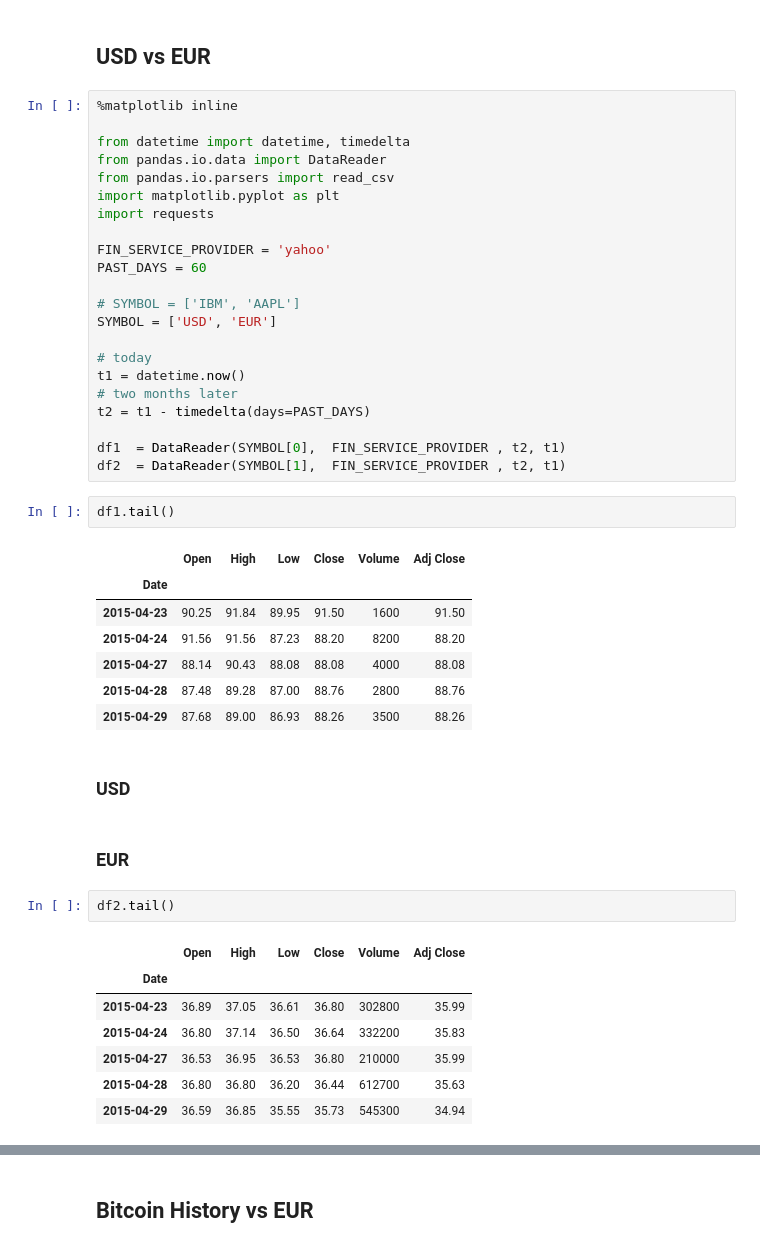
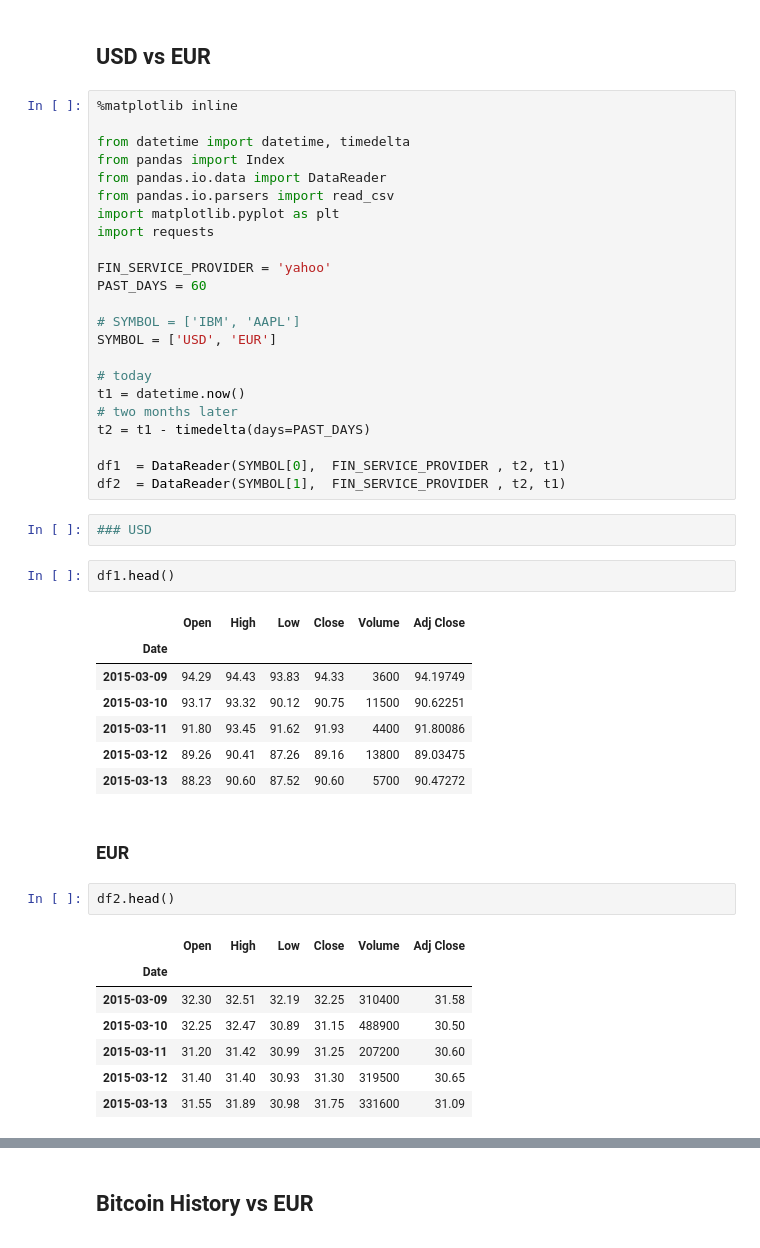
Before and after one commit to uolter/BitCoin, a Jupyter notebook: bitcoin_history_data.ipynb, the cells around one changed output, grey strips where cells are left out. Saved outputs shown, nothing was run; the diff lists cells and outputs as text.

```diff
--- a/bitcoin_history_data.ipynb
+++ b/bitcoin_history_data.ipynb
@@ -5,6 +5,7 @@
 %matplotlib inline
 
 from datetime import datetime, timedelta
+from pandas import Index
 from pandas.io.data import DataReader
 from pandas.io.parsers import read_csv
 import matplotlib.pyplot as plt
@@ -23,30 +24,30 @@ t2 = t1 - timedelta(days=PAST_DAYS)
 
 df1  = DataReader(SYMBOL[0],  FIN_SERVICE_PROVIDER , t2, t1)
 df2  = DataReader(SYMBOL[1],  FIN_SERVICE_PROVIDER , t2, t1)
+# %%
+### USD
 # %%
-df1.tail()
+df1.head()
 # %% [output]
 |  | Open | High | Low | Close | Volume | Adj Close |
 | Date |  |  |  |  |  |  |
-| 2015-04-23 | 90.25 | 91.84 | 89.95 | 91.50 | 1600 | 91.50 |
-| 2015-04-24 | 91.56 | 91.56 | 87.23 | 88.20 | 8200 | 88.20 |
-| 2015-04-27 | 88.14 | 90.43 | 88.08 | 88.08 | 4000 | 88.08 |
-| 2015-04-28 | 87.48 | 89.28 | 87.00 | 88.76 | 2800 | 88.76 |
-| 2015-04-29 | 87.68 | 89.00 | 86.93 | 88.26 | 3500 | 88.26 |
+| 2015-03-09 | 94.29 | 94.43 | 93.83 | 94.33 | 3600 | 94.19749 |
+| 2015-03-10 | 93.17 | 93.32 | 90.12 | 90.75 | 11500 | 90.62251 |
+| 2015-03-11 | 91.80 | 93.45 | 91.62 | 91.93 | 4400 | 91.80086 |
+| 2015-03-12 | 89.26 | 90.41 | 87.26 | 89.16 | 13800 | 89.03475 |
+| 2015-03-13 | 88.23 | 90.60 | 87.52 | 90.60 | 5700 | 90.47272 |
-# %% [markdown]
-### USD
 # %% [markdown]
 ### EUR
 # %%
-df2.tail()
+df2.head()
 # %% [output]
 |  | Open | High | Low | Close | Volume | Adj Close |
 | Date |  |  |  |  |  |  |
-| 2015-04-23 | 36.89 | 37.05 | 36.61 | 36.80 | 302800 | 35.99 |
-| 2015-04-24 | 36.80 | 37.14 | 36.50 | 36.64 | 332200 | 35.83 |
-| 2015-04-27 | 36.53 | 36.95 | 36.53 | 36.80 | 210000 | 35.99 |
-| 2015-04-28 | 36.80 | 36.80 | 36.20 | 36.44 | 612700 | 35.63 |
-| 2015-04-29 | 36.59 | 36.85 | 35.55 | 35.73 | 545300 | 34.94 |
+| 2015-03-09 | 32.30 | 32.51 | 32.19 | 32.25 | 310400 | 31.58 |
+| 2015-03-10 | 32.25 | 32.47 | 30.89 | 31.15 | 488900 | 30.50 |
+| 2015-03-11 | 31.20 | 31.42 | 30.99 | 31.25 | 207200 | 30.60 |
+| 2015-03-12 | 31.40 | 31.40 | 30.93 | 31.30 | 319500 | 30.65 |
+| 2015-03-13 | 31.55 | 31.89 | 30.98 | 31.75 | 331600 | 31.09 |
 # %%
 plt.figure(1)
 plt.subplot(211)
```
Also changed, not shown: parts of 13 cells of this notebook, 1 other file.
